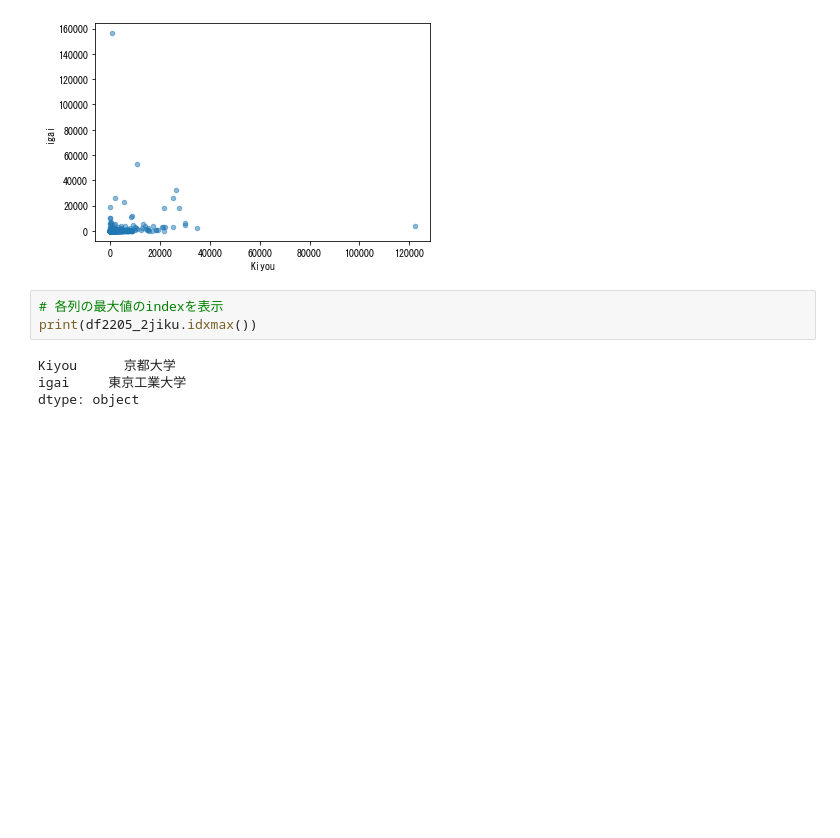
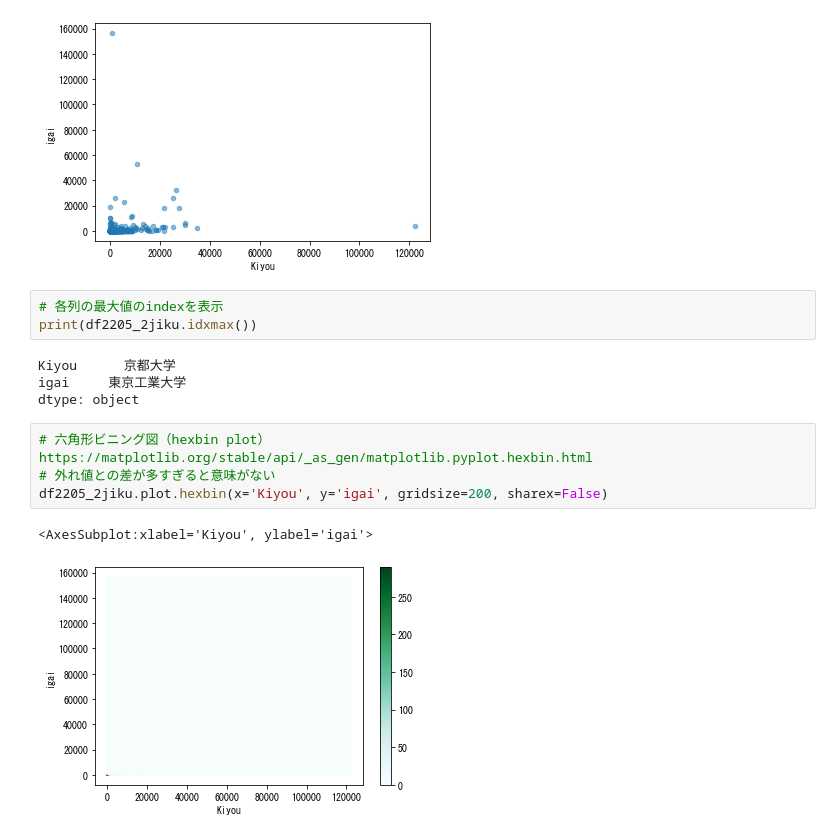
Before and after one commit to wonox/irdbscraping, a Jupyter notebook: irdb.ipynb, the cells around one changed output. Saved outputs shown, nothing was run; the diff lists cells and outputs as text; blank space fills up the shorter version.

```diff
--- a/irdb.ipynb
+++ b/irdb.ipynb
@@ -397,3 +397,10 @@ print(df2205_2jiku.idxmax())
 Kiyou      京都大学
 igai     東京工業大学
 dtype: object
+# %%
+# 六角形ビニング図（hexbin plot）https://matplotlib.org/stable/api/_as_gen/matplotlib.pyplot.hexbin.html
+# 外れ値との差が多すぎると意味がない
+df2205_2jiku.plot.hexbin(x='Kiyou', y='igai', gridsize=200, sharex=False)
+# %% [output]
+<AxesSubplot:xlabel='Kiyou', ylabel='igai'>
+[figure, added]
```
Also changed, not shown: parts of 3 cells of this notebook.
